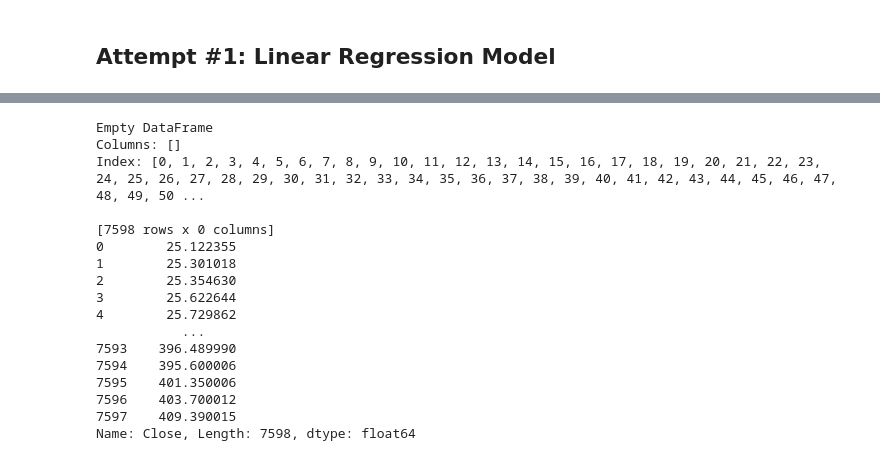
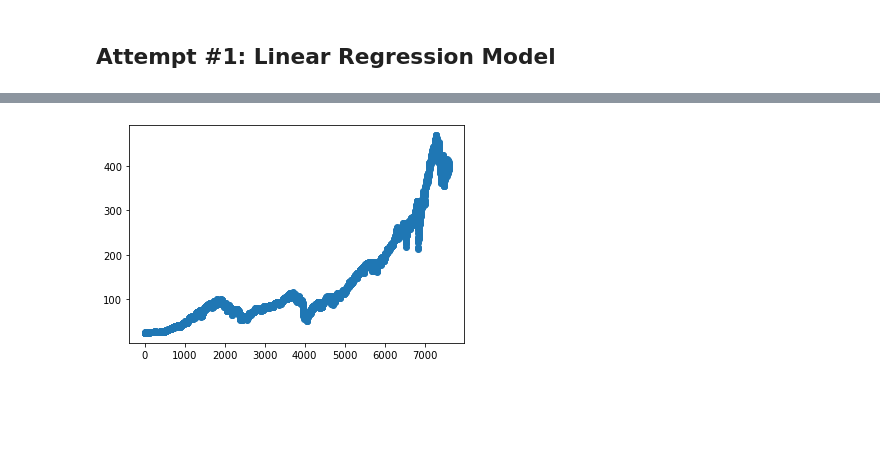
Before and after one commit to JasperShoe/ORIE_4741_Project, a Jupyter notebook: Main.ipynb, the cells around one changed output, grey strips where cells are left out. Drawn from its saved outputs; the diff is of its cells as text; code cells hidden in the pictures; blank space fills up the shorter version.

```diff
--- a/Main.ipynb
+++ b/Main.ipynb
@@ -140,23 +147,7 @@ print(test_pred.flatten())
-# %%
-X = data
-y = target
-print(X)
-print(y)
-# %% [output]
-Empty DataFrame
-Columns: []
-Index: [0, 1, 2, 3, 4, 5, 6, 7, 8, 9, 10, 11, 12, 13, 14, 15, 16, 17, 18, 19, 20, 21, 22, 23, 24, 25, 26, 27, 28, 29, 30, 31, 32, 33, 34, 35, 36, 37, 38, 39, 40, 41, 42, 43, 44, 45, 46, 47, 48, 49, 50 ...
-
-[7598 rows x 0 columns]
-0        25.122355
-1        25.301018
-2        25.354630
-3        25.622644
-4        25.729862
-           ...
-7593    396.489990
-7594    395.600006
-7595    401.350006
-7596    403.700012
-7597    409.390015
-Name: Close, Length: 7598, dtype: float64
+# %%
+df = df.sort_values('Date', ascending=True)
+# %%
+plt.scatter([i for i in range(len(df['Close']))], df['Close'])
+plt.show()
+# %% [output]
+[figure, added]
```
Also changed, not shown: parts of 4 cells of this notebook.
